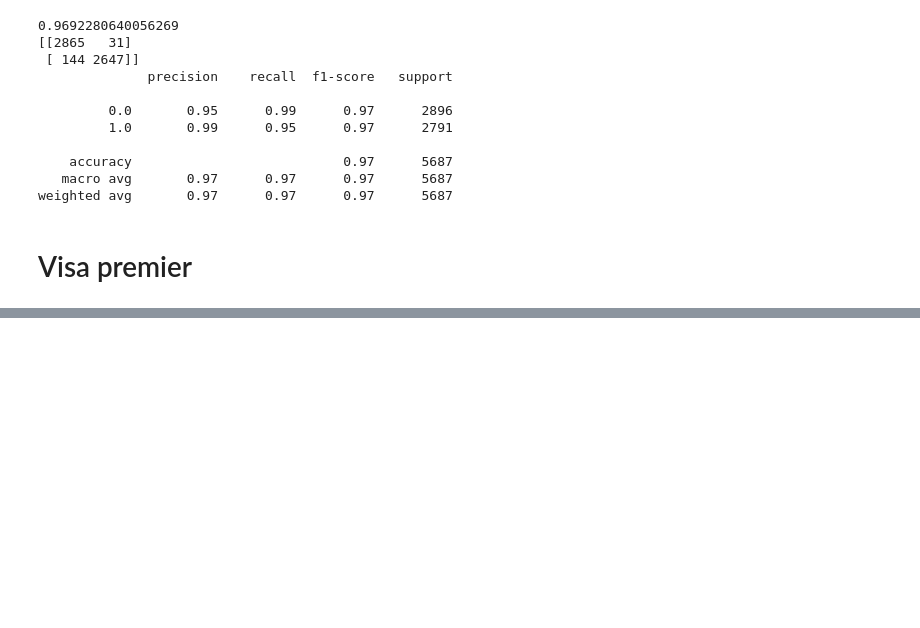
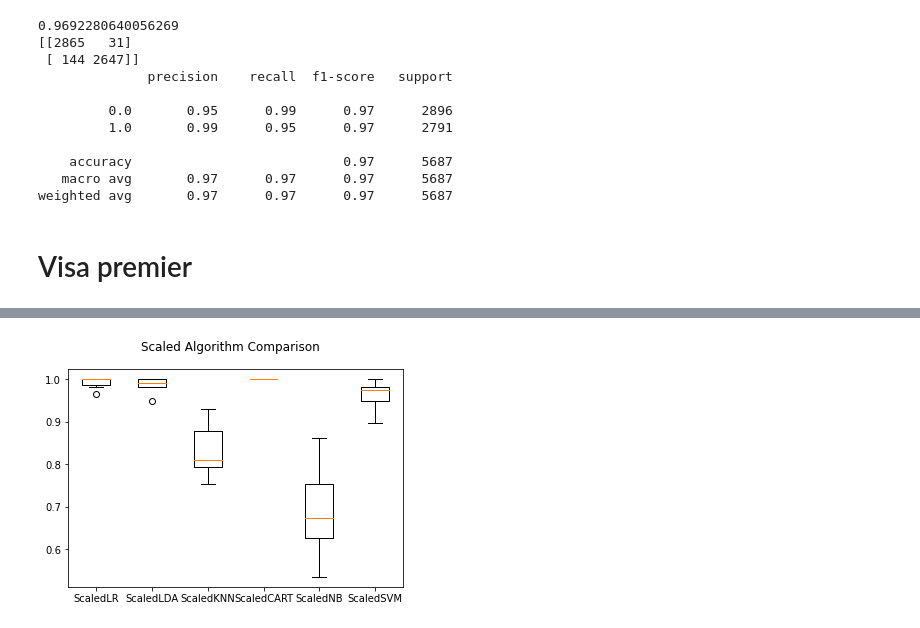
Before and after one commit to SeyfGoumeida/Projet_Data_science1_VisaPremier_CreditCards, a Jupyter notebook: Projet_dataScience_1_M1_2021.ipynb, the cells around one changed output, grey strips where cells are left out. Saved outputs shown, nothing was run; the diff lists cells and outputs as text; code cells hidden in the pictures; blank space fills up the shorter version.

```diff
--- a/Projet_dataScience_1_M1_2021.ipynb
+++ b/Projet_dataScience_1_M1_2021.ipynb
@@ -1213,0 +1324,10 @@ ValueError: could not convert string to float: '.'
+# %%
+# Compare Algorithms
+fig = pyplot.figure()
+fig.suptitle('Scaled Algorithm Comparison')
+ax = fig.add_subplot(111)
+pyplot.boxplot(results)
+ax.set_xticklabels(names)
+pyplot.show()
+# %% [output]
+[figure, added]
```
Also changed, not shown: parts of 23 cells of this notebook.
